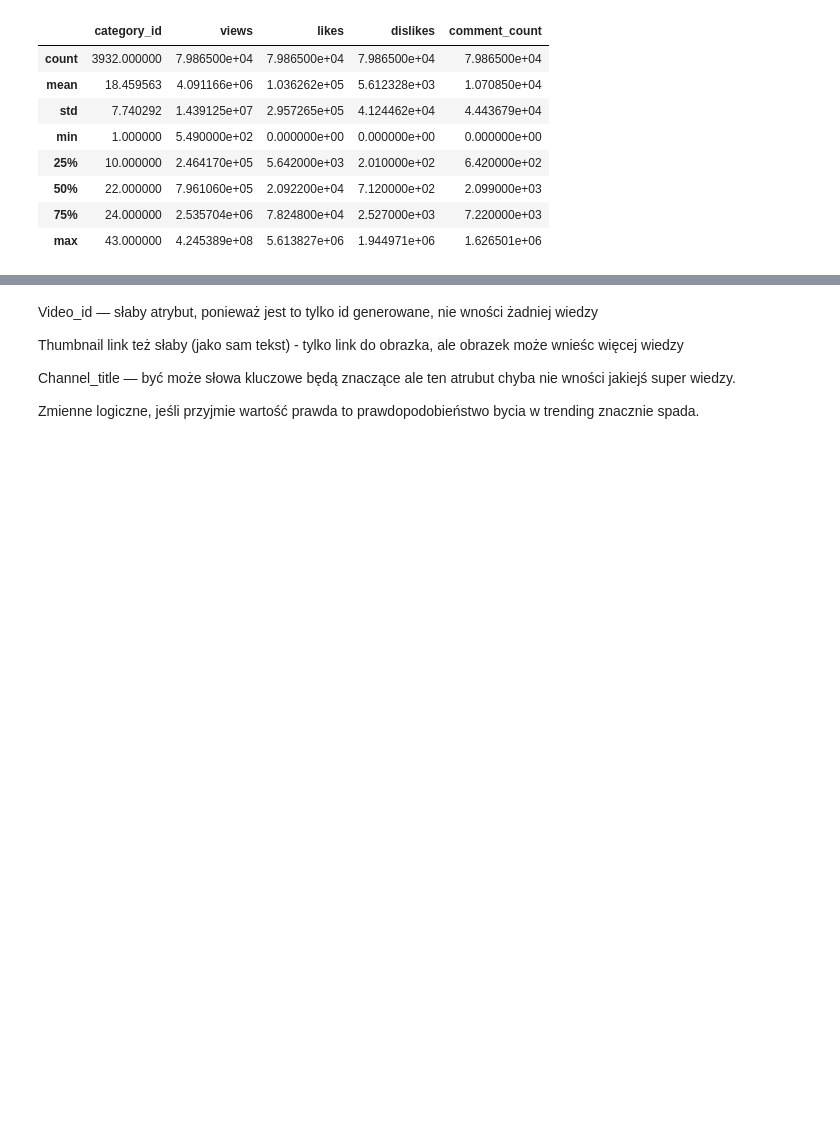
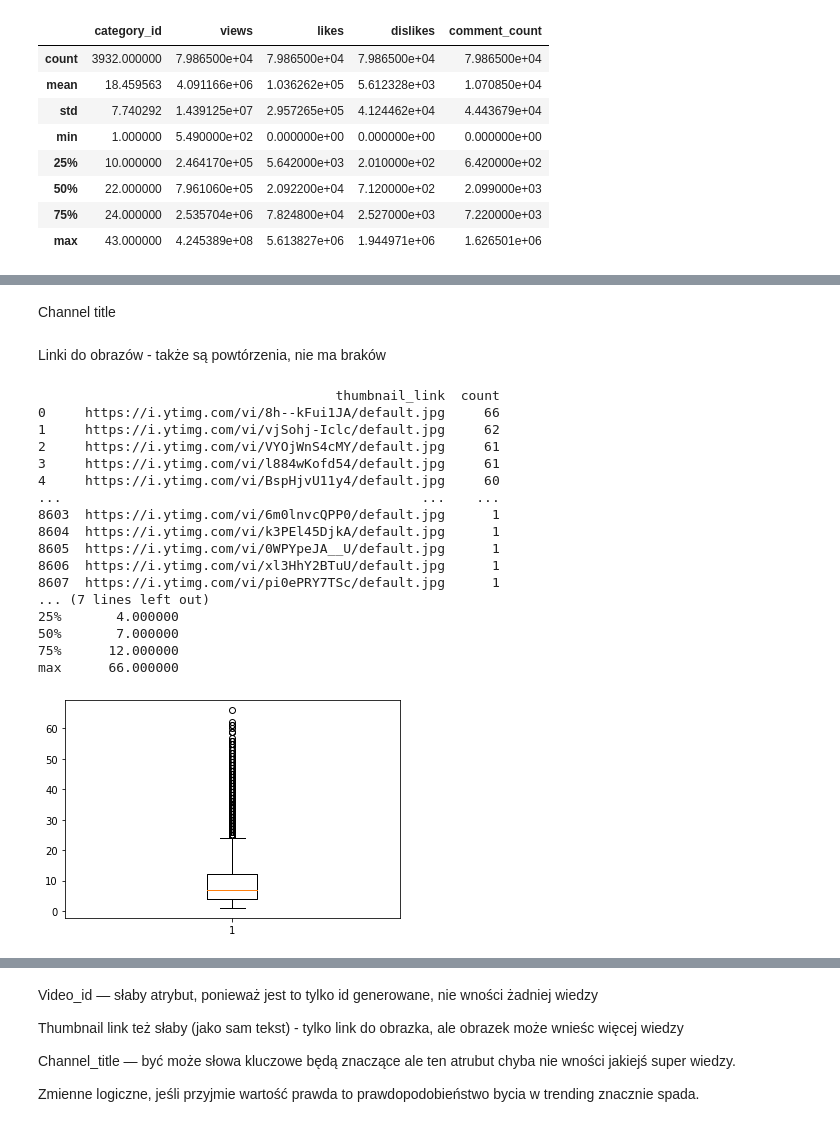
Before and after one commit to DominikKossinski/PED, a Jupyter notebook: ped.ipynb, the cells around one changed output, grey strips where cells are left out. Cells and saved outputs as stored; diff of their text form; code cells hidden in the pictures; blank space fills up the shorter version.

```diff
--- a/ped.ipynb
+++ b/ped.ipynb
@@ -212,0 +289,33 @@ Atrybut comment_count: 0
+# %% [markdown]
+Channel title
+# %% [markdown]
+Linki do obrazów - także są powtórzenia, nie ma braków
+# %%
+thumbnail_counts = videos["thumbnail_link"].value_counts()
+thumbnail_counts = thumbnail_counts.rename_axis("thumbnail_link").reset_index(name="count")
+
+print(thumbnail_counts)
+print(thumbnail_counts.describe())
+
+
+plt.boxplot(thumbnail_counts["count"])
+plt.show()
+# %% [output]
+                                      thumbnail_link  count
+0     https://i.ytimg.com/vi/8h--kFui1JA/default.jpg     66
+1     https://i.ytimg.com/vi/vjSohj-Iclc/default.jpg     62
+2     https://i.ytimg.com/vi/VYOjWnS4cMY/default.jpg     61
+3     https://i.ytimg.com/vi/l884wKofd54/default.jpg     61
+4     https://i.ytimg.com/vi/BspHjvU11y4/default.jpg     60
+...                                              ...    ...
+8603  https://i.ytimg.com/vi/6m0lnvcQPP0/default.jpg      1
+8604  https://i.ytimg.com/vi/k3PEl45DjkA/default.jpg      1
+8605  https://i.ytimg.com/vi/0WPYpeJA__U/default.jpg      1
+8606  https://i.ytimg.com/vi/xl3HhY2BTuU/default.jpg      1
+8607  https://i.ytimg.com/vi/pi0ePRY7TSc/default.jpg      1
+... (7 lines left out)
+25%       4.000000
+50%       7.000000
+75%      12.000000
+max      66.000000
+[figure, added]
```
Also changed, not shown: parts of 19 cells of this notebook, 3 other files.
